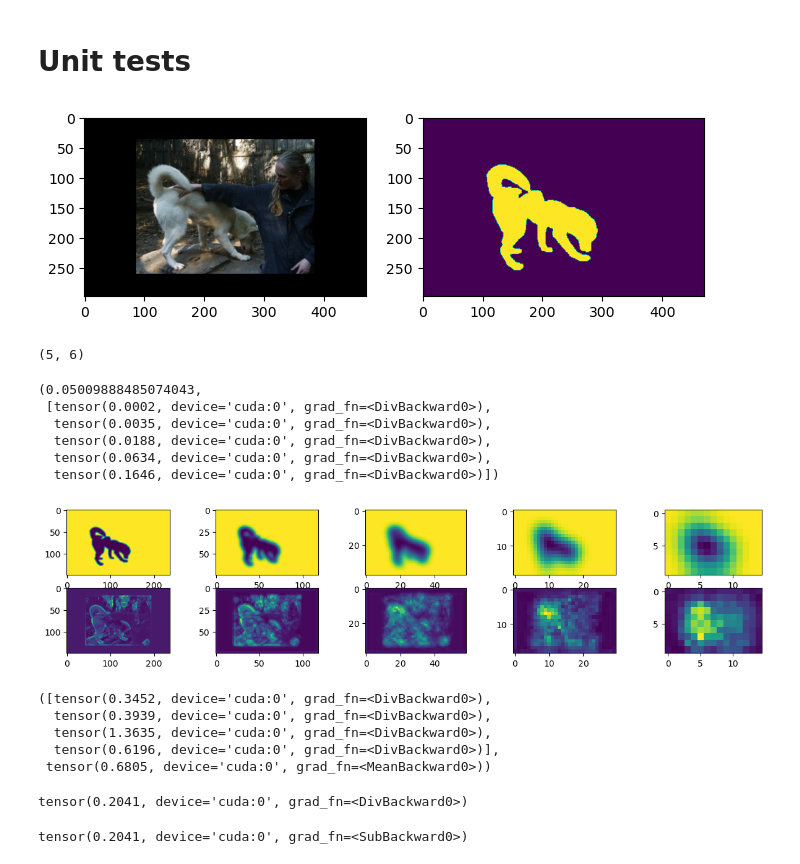
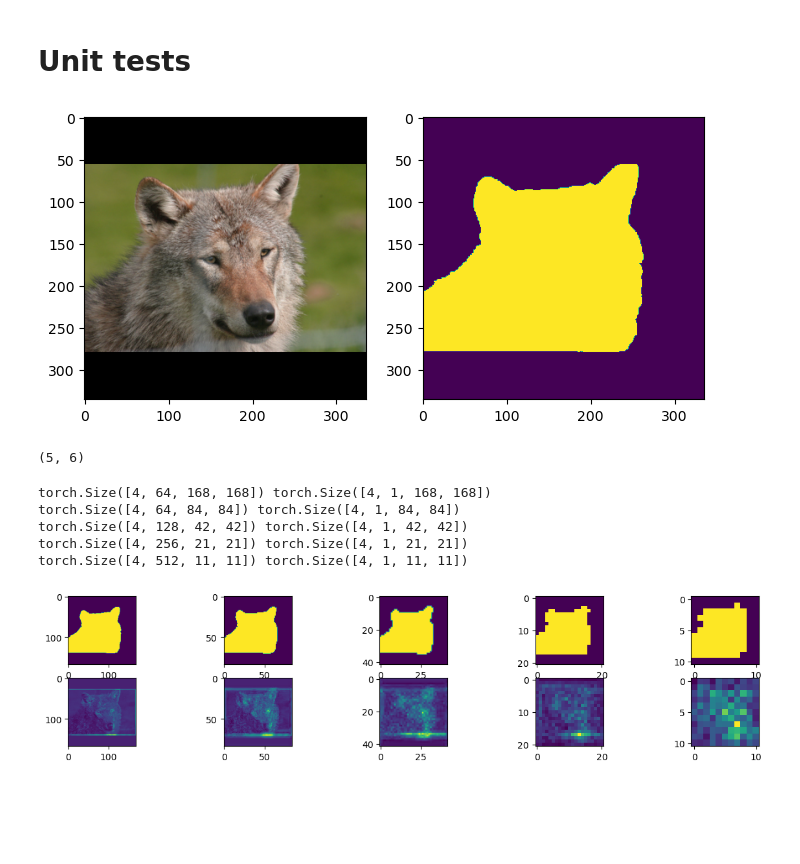
Before and after one commit to R0ner/cnn-context, a Jupyter notebook: notebooks/19-sp-dropout.ipynb, the cells around one changed output. Drawn from its saved outputs; the diff is of its cells as text; code cells hidden in the pictures; blank space fills up the shorter version.

```diff
--- a/notebooks/19-sp-dropout.ipynb
+++ b/notebooks/19-sp-dropout.ipynb
@@ -65,15 +67,21 @@ Using device: cuda
 model_type = "r18"
 model_path = "../models/hw-checkpoints/run-20240404-152631/a/r18_e352_best.cpt"
 model = get_model(model_type, device=device)
-checkpoint = torch.load(model_path)
-model.load_state_dict(checkpoint["model_state_dict"])
-del checkpoint
+# checkpoint = torch.load(model_path)
+# model.load_state_dict(checkpoint["model_state_dict"])
+# del checkpoint
 # %%
 dloader = get_dloader(
-    "val", batch_size=4, data_dir=data_dir, noise=True, num_workers=0
+    "train", batch_size=4, data_dir=data_dir, noise=True, num_workers=0
 )
 criterion = SuperpixelCriterion(
-    model_type, sp_loss_weight=1.0, layer_weights="constant", normalize=True, binary=False, device=device
+    model_type,
+    sp_loss_weight=1.0,
+    layer_weights="constant",
+    exact=True,
+    normalize=True,
+    binary=True,
+    device=device,
 )
 # %%
 imgs, labels, masks, noise = next(iter(dloader))
@@ -82,7 +90,7 @@ fig, (ax0, ax1) = plt.subplots(1, 2, figsize=(8, 4))
 show_imarray(imgs[0], ax=ax0)
 show_imarray(masks[0], ax=ax1)
 # %% [output]
-[figure, old version]
+[figure, new version]
 # %%
 sp_weights = criterion.get_sp_weights(masks.to(device))
 outs = resnet_forward_features(model, imgs.to(device))
@@ -92,42 +100,25 @@ len(sp_weights), len(outs)
 # %%
 fig, axs = plt.subplots(2, len(sp_weights), figsize=(len(sp_weights) * 3, 3))
 
 losses = []
 for sp, sp_w, ax0, ax1 in zip(outs, sp_weights, axs[0], axs[1]):
+    print(sp.size(), sp_w.size())
     show_imarray(sp_w.cpu().detach()[0], ax=ax0, vmin=0, vmax=1)
     show_imarray(sp.cpu().detach()[0].max(0)[0], ax=ax1)
-    losses.append((sp_w * torch.square(sp)).sum() / (sp_w.sum() * sp_w.numel()))
+    # losses.append((sp_w * torch.abs(sp)).sum() / (sp_w.sum() * sp.size(1)))
+#     losses.append(
+#         (
+#             (sp_w * torch.abs(sp)).view(sp.size(0), -1).sum(1)
+#             / (sp_w.view(sp.size(0), -1).sum(1) * sp.size(1) + 1e-7)
+#         ).mean()
+#     )
 
-loss = sum(losses) / len(sp_weights)
-loss.detach().item(), losses
+# loss = sum(losses) / len(sp_weights)
+# loss.detach().item(), losses
 # %% [output]
-(0.05009888485074043,
- [tensor(0.0002, device='cuda:0', grad_fn=<DivBackward0>),
-  tensor(0.0035, device='cuda:0', grad_fn=<DivBackward0>),
-  tensor(0.0188, device='cuda:0', grad_fn=<DivBackward0>),
-  tensor(0.0634, device='cuda:0', grad_fn=<DivBackward0>),
-  tensor(0.1646, device='cuda:0', grad_fn=<DivBackward0>)])
+torch.Size([4, 64, 168, 168]) torch.Size([4, 1, 168, 168])
+torch.Size([4, 64, 84, 84]) torch.Size([4, 1, 84, 84])
+torch.Size([4, 128, 42, 42]) torch.Size([4, 1, 42, 42])
+torch.Size([4, 256, 21, 21]) torch.Size([4, 1, 21, 21])
+torch.Size([4, 512, 11, 11]) torch.Size([4, 1, 11, 11])
-[figure, old version]
+[figure, new version]
-# %%
-losses = []
-for i in range(4):
-    losses.append((sp_w[i:i+1] * torch.square(sp[i:i+1])).sum() / (sp_w[i:i+1].sum() * sp_w[i:i+1].numel()))
-losses, torch.mean(torch.stack(losses))
-# %% [output]
-([tensor(0.3452, device='cuda:0', grad_fn=<DivBackward0>),
-  tensor(0.3939, device='cuda:0', grad_fn=<DivBackward0>),
-  tensor(1.3635, device='cuda:0', grad_fn=<DivBackward0>),
-  tensor(0.6196, device='cuda:0', grad_fn=<DivBackward0>)],
- tensor(0.6805, device='cuda:0', grad_fn=<MeanBackward0>))
-# %%
-loss = 0
-for sp, sp_w in zip(outs, sp_weights):
-    loss += ((sp_w * torch.square(sp)).view(sp.size(0), -1).sum(1) / (sp_w.view(sp.size(0), -1).sum(1) * sp_w[0].numel())).mean()
-loss / len(sp_weights)
-# %% [output]
-tensor(0.2041, device='cuda:0', grad_fn=<DivBackward0>)
-# %%
-loss, loss_ce = criterion(outs, labels.type(torch.LongTensor).to(device), masks.to(device))
-loss - loss_ce
-# %% [output]
-tensor(0.2041, device='cuda:0', grad_fn=<SubBackward0>)
```
Also changed, not shown: parts of 9 cells of this notebook, 3 other files.
